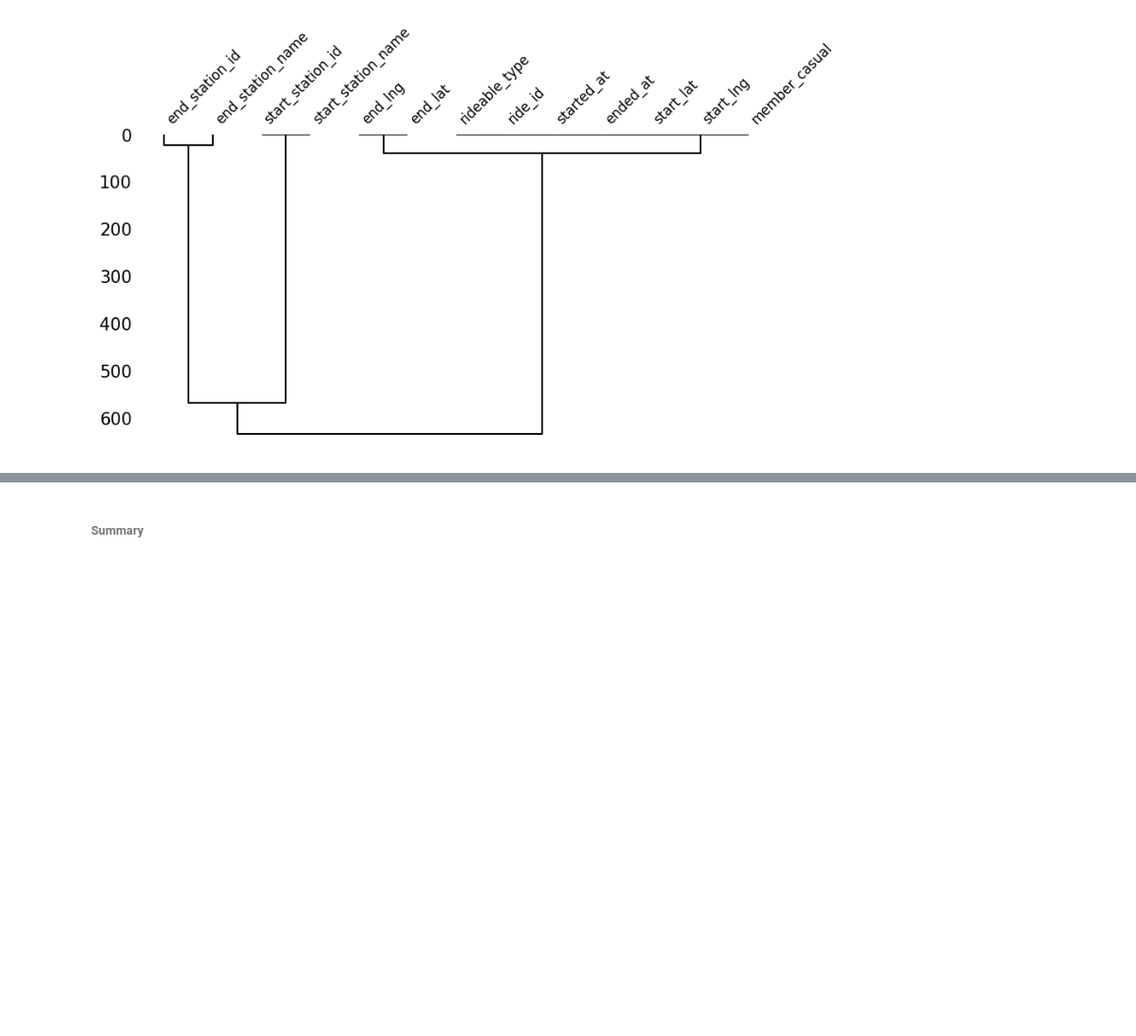
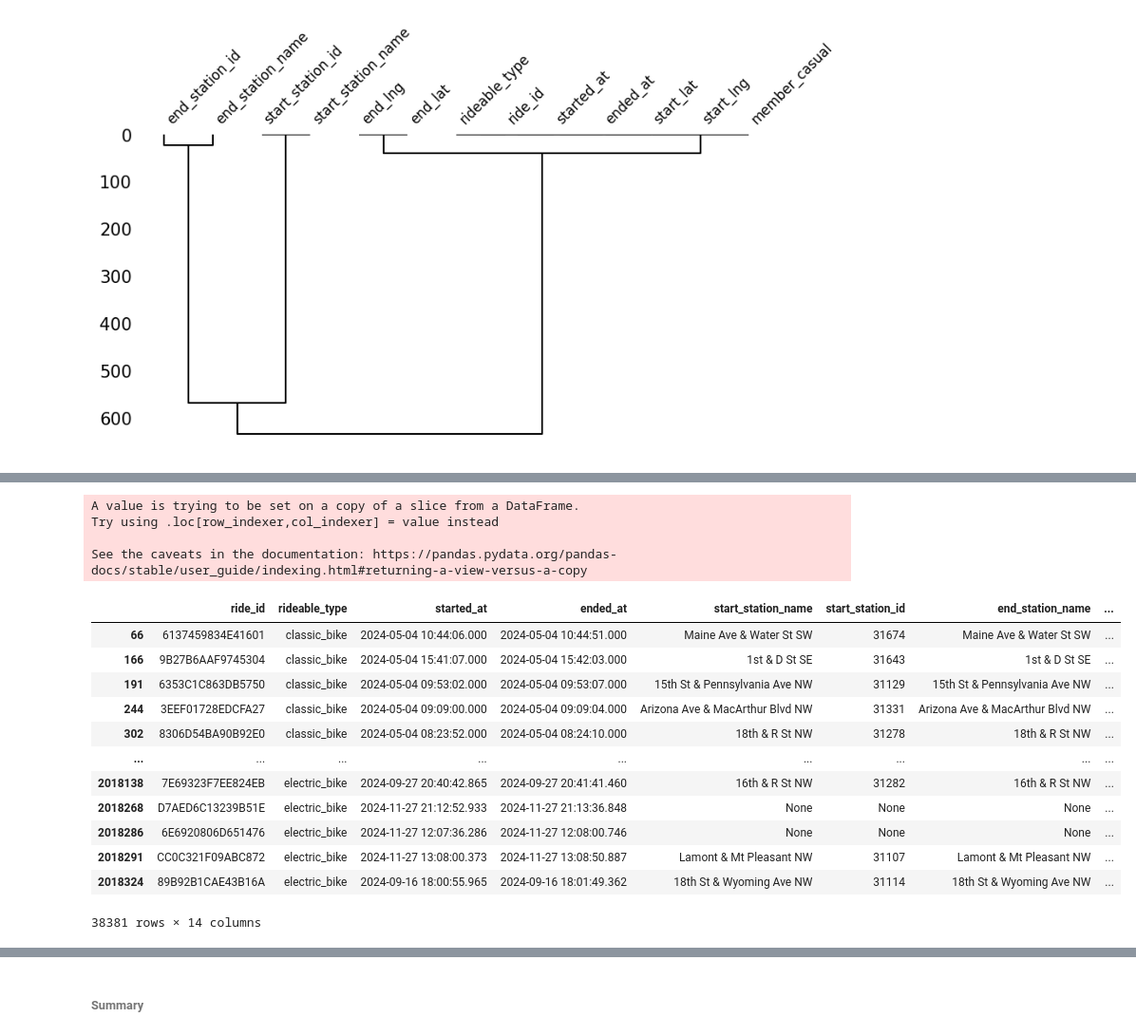
Before and after one commit to angiegh2002/capital-bike-diaries, a Jupyter notebook: DM_Homework.ipynb, the cells around one changed output, grey strips where cells are left out. Shown: that part at 95% size. Cells and saved outputs as stored; diff of their text form; code cells hidden in the pictures; blank space fills up the shorter version.

```diff
--- a/DM_Homework.ipynb
+++ b/DM_Homework.ipynb
@@ -270,0 +302,26 @@ msno.dendrogram(daily_bikes_trips_df,figsize=(10,5), fontsize=12)
+# %%
+# حساب مدة الرحلة بالثواني
+daily_bikes_trips_df['duration'] = (daily_bikes_trips_df['ended_at'] - daily_bikes_trips_df['started_at']).dt.total_seconds()
+# %% [output]
+A value is trying to be set on a copy of a slice from a DataFrame.
+Try using .loc[row_indexer,col_indexer] = value instead
+
+See the caveats in the documentation: https://pandas.pydata.org/pandas-docs/stable/user_guide/indexing.html#returning-a-view-versus-a-copy
+# %%
+# 1.  الرحلات القصيرة جداً (< 60 ثانية)
+short_bikes_trips_df = daily_bikes_trips_df[daily_bikes_trips_df['duration'] <= 60]
+short_bikes_trips_df
+# %% [output]
+|  | ride_id | rideable_type | started_at | ended_at | start_station_name | start_station_id | end_station_name | ... |
+| 66 | 6137459834E41601 | classic_bike | 2024-05-04 10:44:06.000 | 2024-05-04 10:44:51.000 | Maine Ave & Water St SW | 31674 | Maine Ave & Water St SW | ... |
+| 166 | 9B27B6AAF9745304 | classic_bike | 2024-05-04 15:41:07.000 | 2024-05-04 15:42:03.000 | 1st & D St SE | 31643 | 1st & D St SE | ... |
+| 191 | 6353C1C863DB5750 | classic_bike | 2024-05-04 09:53:02.000 | 2024-05-04 09:53:07.000 | 15th St & Pennsylvania Ave NW | 31129 | 15th St & Pennsylvania Ave NW | ... |
+| 244 | 3EEF01728EDCFA27 | classic_bike | 2024-05-04 09:09:00.000 | 2024-05-04 09:09:04.000 | Arizona Ave & MacArthur Blvd NW | 31331 | Arizona Ave & MacArthur Blvd NW | ... |
+| 302 | 8306D54BA90B92E0 | classic_bike | 2024-05-04 08:23:52.000 | 2024-05-04 08:24:10.000 | 18th & R St NW | 31278 | 18th & R St NW | ... |
+| ... | ... | ... | ... | ... | ... | ... | ... | ... |
+| 2018138 | 7E69323F7EE824EB | electric_bike | 2024-09-27 20:40:42.865 | 2024-09-27 20:41:41.460 | 16th & R St NW | 31282 | 16th & R St NW | ... |
+| 2018268 | D7AED6C13239B51E | electric_bike | 2024-11-27 21:12:52.933 | 2024-11-27 21:13:36.848 | None | None | None | ... |
+| 2018286 | 6E6920806D651476 | electric_bike | 2024-11-27 12:07:36.286 | 2024-11-27 12:08:00.746 | None | None | None | ... |
+| 2018291 | CC0C321F09ABC872 | electric_bike | 2024-11-27 13:08:00.373 | 2024-11-27 13:08:50.887 | Lamont & Mt Pleasant NW | 31107 | Lamont & Mt Pleasant NW | ... |
+| 2018324 | 89B92B1CAE43B16A | electric_bike | 2024-09-16 18:00:55.965 | 2024-09-16 18:01:49.362 | 18th St & Wyoming Ave NW | 31114 | 18th St & Wyoming Ave NW | ... |
+38381 rows × 14 columns
```
Also changed, not shown: parts of 124 cells of this notebook.
